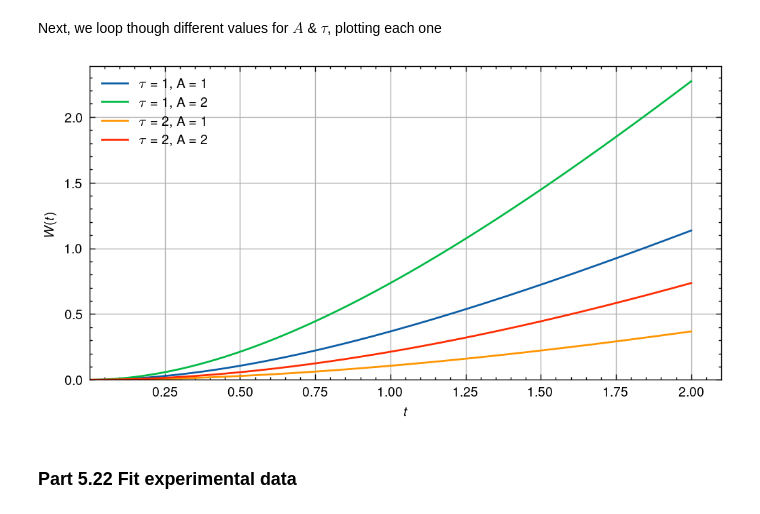
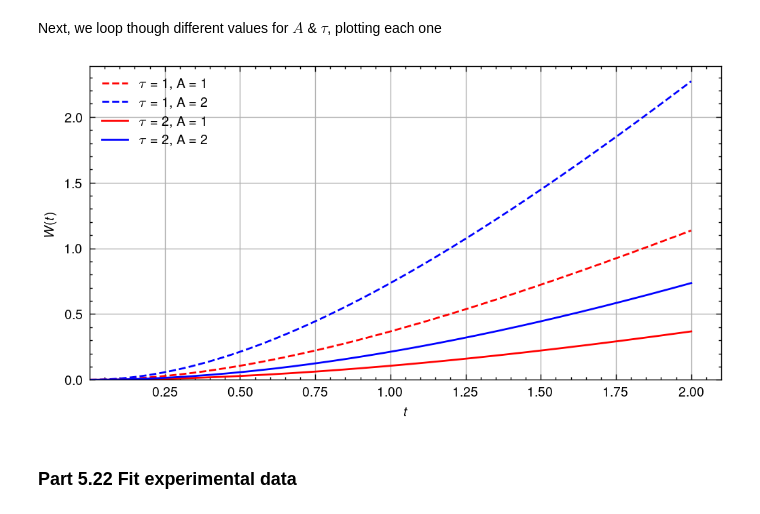
Before and after one commit to gkerr708/PHYC_2050, a Jupyter notebook: Assignments/Assignment2/gavin_kerr_assignment2.ipynb, the cells around one changed output. Drawn from its saved outputs; the diff is of its cells as text; code cells hidden in the pictures.

Commit message:
Changed the colour of some plots

```diff
--- a/Assignments/Assignment2/gavin_kerr_assignment2.ipynb
+++ b/Assignments/Assignment2/gavin_kerr_assignment2.ipynb
@@ -89,20 +89,24 @@ Next, we loop though different values for $A$ & $\tau$, plotting each one
 # %%
 tau_vals = [1,2] # creates a list of values for tau
 a_vals = [1,2] # creates a list of values for a
 t = np.linspace(0,2,200) # creats an array of values for t, this will be the independent variable against which W will be  plotted
 fig, ax = plt.subplots(1,1, figsize=(6,3), dpi=200) # creates a figure with one plot
 for tau_val in tau_vals: # loops through all of the values of tau from the list tau_vals
     for a_val in a_vals: # loops through all of the values of a from the list a_vals
-        ax.plot(t, W(t,a_val,tau_val), label=fr"$\tau$ = {tau_val}, A = {a_val}") # plots W as a function of t and labels it with its respective values for a and tau
+        if tau_val == 2: linestyle = "-" # create different line plot types for different tau values
+        else: linestyle = '--'
+        if a_val == 2: color = 'blue' # changes the color of the plot for different values for A
+        else: color = 'red'
+        ax.plot(t, W(t,a_val,tau_val), linestyle=linestyle, color=color, label=fr"$\tau$ = {tau_val}, A = {a_val}") # plots W as a function of t and labels it with its respective values for a and tau
 ax.set_xlabel(r"$t$")  # labels the x & y axis
 ax.set_ylabel(r"$W(t)$")
 ax.set_xlim(0.00001) # sets the x and y axis so there is one 0 at the origian, this is purely cosmetic
 ax.set_ylim(0)
 plt.grid() # displays a gird on the plot
 plt.legend() # displays the legend speficied by the label arguments passed through the scatter and plot functions
 _=plt.show() # displays the plot
 # %% [output]
-[figure, old version]
+[figure, new version]
 # %% [markdown]
 ### Part 5.22 Fit experimental data
 # %% [markdown]
```
